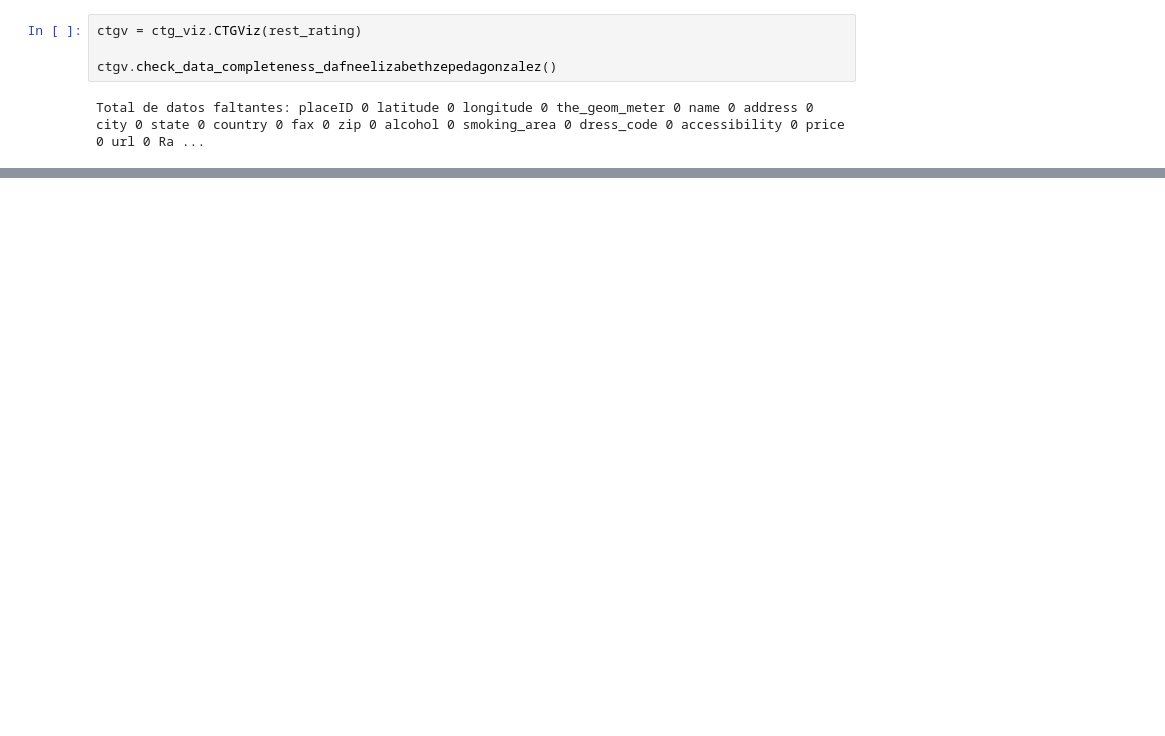
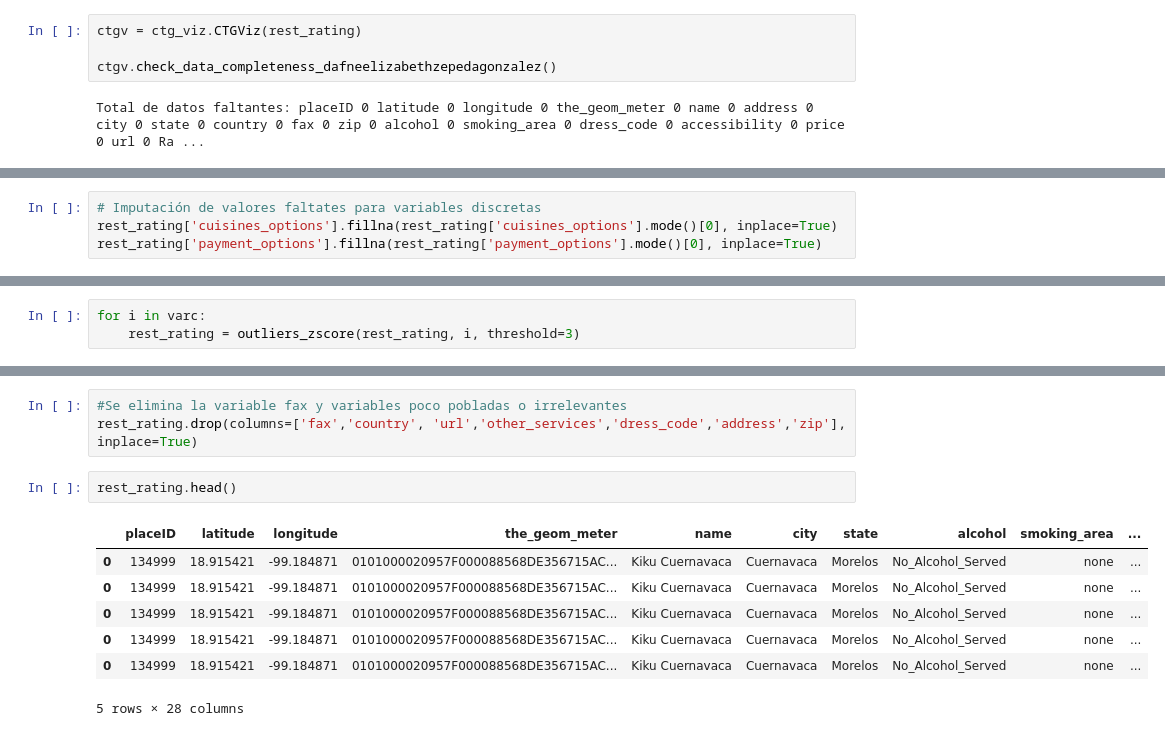
Before and after one commit to daff-250900/diplomado-ciencia-de-datos, a Jupyter notebook: exam.ipynb, the cells around one changed output, grey strips where cells are left out. Saved outputs shown, nothing was run; the diff lists cells and outputs as text; blank space fills up the shorter version.

```diff
--- a/exam.ipynb
+++ b/exam.ipynb
@@ -304,0 +298,4 @@ fax:      ?
+# %%
+# Imputación de valores faltates para variables discretas
+rest_rating['cuisines_options'].fillna(rest_rating['cuisines_options'].mode()[0], inplace=True)
+rest_rating['payment_options'].fillna(rest_rating['payment_options'].mode()[0], inplace=True)
@@ -304,0 +342,3 @@ fax:      ?
+# %%
+for i in varc:
+    rest_rating = outliers_zscore(rest_rating, i, threshold=3)
@@ -304,0 +375,13 @@ fax:      ?
+# %%
+#Se elimina la variable fax y variables poco pobladas o irrelevantes
+rest_rating.drop(columns=['fax','country', 'url','other_services','dress_code','address','zip'], inplace=True)
+# %%
+rest_rating.head()
+# %% [output]
+|  | placeID | latitude | longitude | the_geom_meter | name | city | state | alcohol | smoking_area | ... |
+| 0 | 134999 | 18.915421 | -99.184871 | 0101000020957F000088568DE356715AC... | Kiku Cuernavaca | Cuernavaca | Morelos | No_Alcohol_Served | none | ... |
+| 0 | 134999 | 18.915421 | -99.184871 | 0101000020957F000088568DE356715AC... | Kiku Cuernavaca | Cuernavaca | Morelos | No_Alcohol_Served | none | ... |
+| 0 | 134999 | 18.915421 | -99.184871 | 0101000020957F000088568DE356715AC... | Kiku Cuernavaca | Cuernavaca | Morelos | No_Alcohol_Served | none | ... |
+| 0 | 134999 | 18.915421 | -99.184871 | 0101000020957F000088568DE356715AC... | Kiku Cuernavaca | Cuernavaca | Morelos | No_Alcohol_Served | none | ... |
+| 0 | 134999 | 18.915421 | -99.184871 | 0101000020957F000088568DE356715AC... | Kiku Cuernavaca | Cuernavaca | Morelos | No_Alcohol_Served | none | ... |
+5 rows × 28 columns
```
Also changed, not shown: parts of 22 cells of this notebook.
